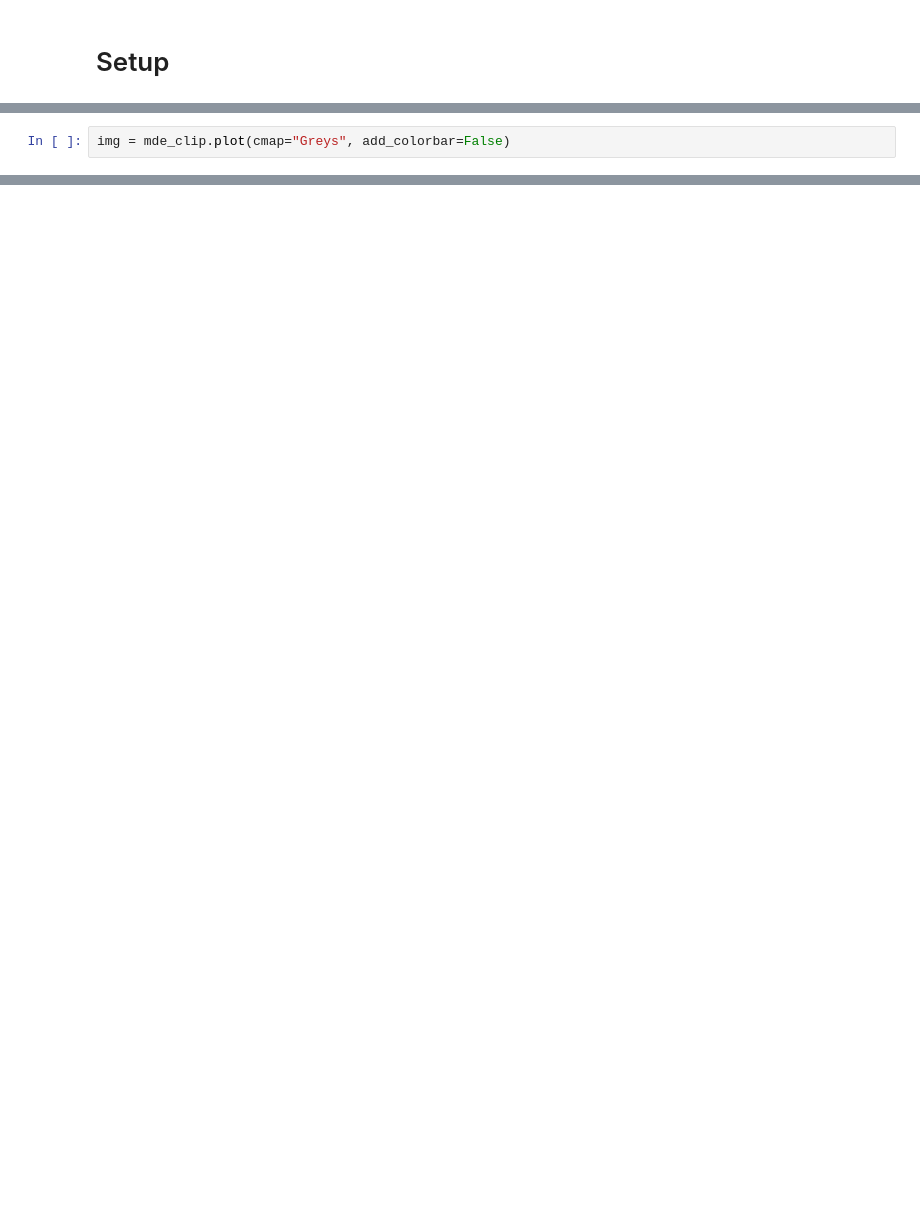
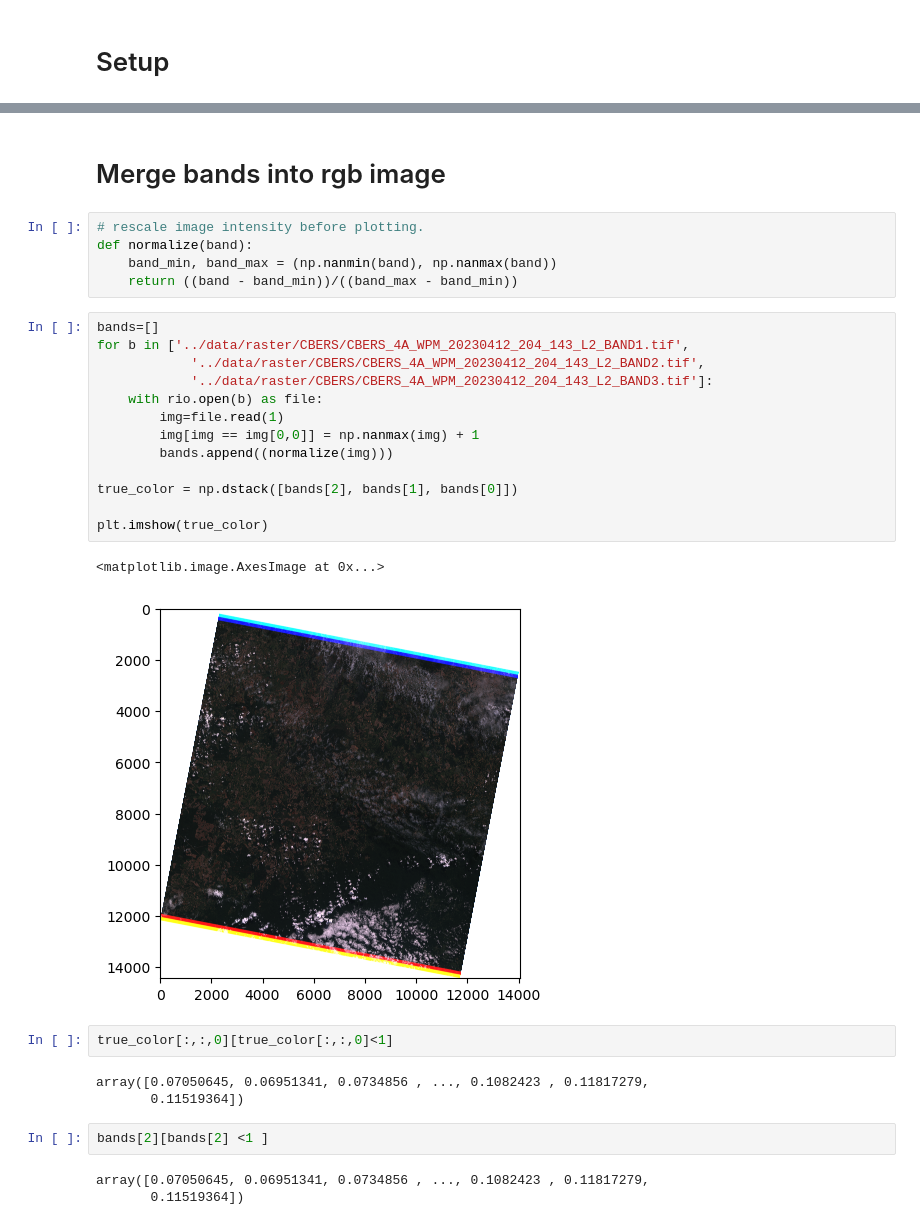
Before and after one commit to LPontes/Python-for-Geospatial-Analysis, a Jupyter notebook: tutorials/2.1 - Raster - Rasterio.ipynb, the cells around one changed output, grey strips where cells are left out. Drawn from its saved outputs; the diff is of its cells as text; blank space fills up the shorter version.

```diff
--- a/tutorials/2.1 - Raster - Rasterio.ipynb
+++ b/tutorials/2.1 - Raster - Rasterio.ipynb
@@ -97,2 +26,0 @@ mde_clip = ds.rio.clip(df_jaguari_basin['geometry'])
-# %%
-img = mde_clip.plot(cmap="Greys", add_colorbar=False)
@@ -116,0 +185,33 @@ def polygonize(raster_file):
+# %% [markdown]
+# Merge bands into rgb image
+# %%
+# rescale image intensity before plotting.
+def normalize(band):
+    band_min, band_max = (np.nanmin(band), np.nanmax(band))
+    return ((band - band_min))/((band_max - band_min))
+# %%
+bands=[]
+for b in ['../data/raster/CBERS/CBERS_4A_WPM_20230412_204_143_L2_BAND1.tif',
+            '../data/raster/CBERS/CBERS_4A_WPM_20230412_204_143_L2_BAND2.tif',
+            '../data/raster/CBERS/CBERS_4A_WPM_20230412_204_143_L2_BAND3.tif']:
+    with rio.open(b) as file:
+        img=file.read(1)
+        img[img == img[0,0]] = np.nanmax(img) + 1
+        bands.append((normalize(img)))
+
+true_color = np.dstack([bands[2], bands[1], bands[0]])
+
+plt.imshow(true_color)
+# %% [output]
+<matplotlib.image.AxesImage at 0x...>
+[figure, added]
+# %%
+true_color[:,:,0][true_color[:,:,0]<1]
+# %% [output]
+array([0.07050645, 0.06951341, 0.0734856 , ..., 0.1082423 , 0.11817279,
+       0.11519364])
+# %%
+bands[2][bands[2] <1 ]
+# %% [output]
+array([0.07050645, 0.06951341, 0.0734856 , ..., 0.1082423 , 0.11817279,
+       0.11519364])
```
Also changed, not shown: parts of 60 cells of this notebook, 8 other files.
